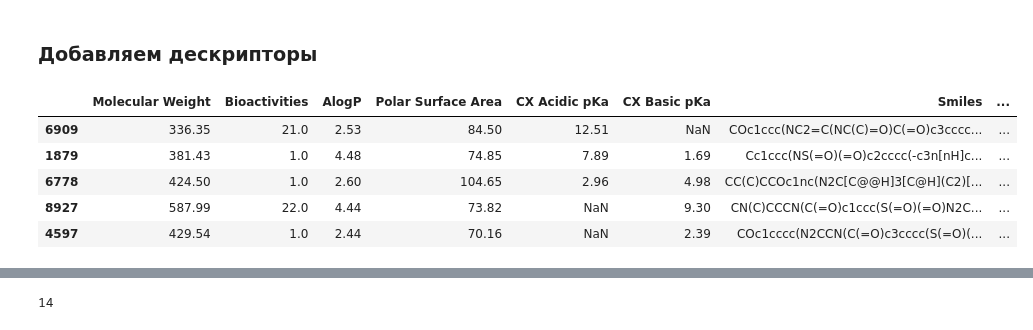
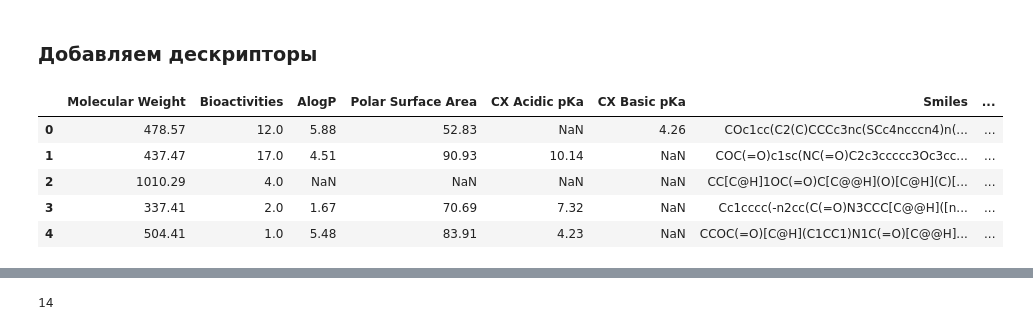
Before and after one commit to OrlovAlexey/Transformers-for-Molecules, a Jupyter notebook: new_approach/MolSplitting.ipynb, the cells around one changed output, grey strips where cells are left out. Saved outputs shown, nothing was run; the diff lists cells and outputs as text; code cells hidden in the pictures.

```diff
--- a/new_approach/MolSplitting.ipynb
+++ b/new_approach/MolSplitting.ipynb
@@ -10,15 +10,13 @@ agg = Aggregator()
 # %%
-import pandas as pd
-
-data = pd.read_csv('data_10k.csv').sample(512)
+data = pd.read_csv('data_10k.csv')
 data.head()
 # %% [output]
 |  | Molecular Weight | Bioactivities | AlogP | Polar Surface Area | CX Acidic pKa | CX Basic pKa | Smiles | ... |
-| 6909 | 336.35 | 21.0 | 2.53 | 84.50 | 12.51 | NaN | COc1ccc(NC2=C(NC(C)=O)C(=O)c3cccc... | ... |
-| 1879 | 381.43 | 1.0 | 4.48 | 74.85 | 7.89 | 1.69 | Cc1ccc(NS(=O)(=O)c2cccc(-c3n[nH]c... | ... |
-| 6778 | 424.50 | 1.0 | 2.60 | 104.65 | 2.96 | 4.98 | CC(C)CCOc1nc(N2C[C@@H]3[C@H](C2)[... | ... |
-| 8927 | 587.99 | 22.0 | 4.44 | 73.82 | NaN | 9.30 | CN(C)CCCN(C(=O)c1ccc(S(=O)(=O)N2C... | ... |
-| 4597 | 429.54 | 1.0 | 2.44 | 70.16 | NaN | 2.39 | COc1cccc(N2CCN(C(=O)c3cccc(S(=O)(... | ... |
+| 0 | 478.57 | 12.0 | 5.88 | 52.83 | NaN | 4.26 | COc1cc(C2(C)CCCc3nc(SCc4ncccn4)n(... | ... |
+| 1 | 437.47 | 17.0 | 4.51 | 90.93 | 10.14 | NaN | COC(=O)c1sc(NC(=O)C2c3ccccc3Oc3cc... | ... |
+| 2 | 1010.29 | 4.0 | NaN | NaN | NaN | NaN | CC[C@H]1OC(=O)C[C@@H](O)[C@H](C)[... | ... |
+| 3 | 337.41 | 2.0 | 1.67 | 70.69 | 7.32 | NaN | Cc1cccc(-n2cc(C(=O)N3CCC[C@@H]([n... | ... |
+| 4 | 504.41 | 1.0 | 5.48 | 83.91 | 4.23 | NaN | CCOC(=O)[C@H](C1CC1)N1C(=O)[C@@H]... | ... |
 # %%
 len(data['Smiles'])
 # %% [output]
```
Also changed, not shown: parts of 42 cells of this notebook, 3 other files.
